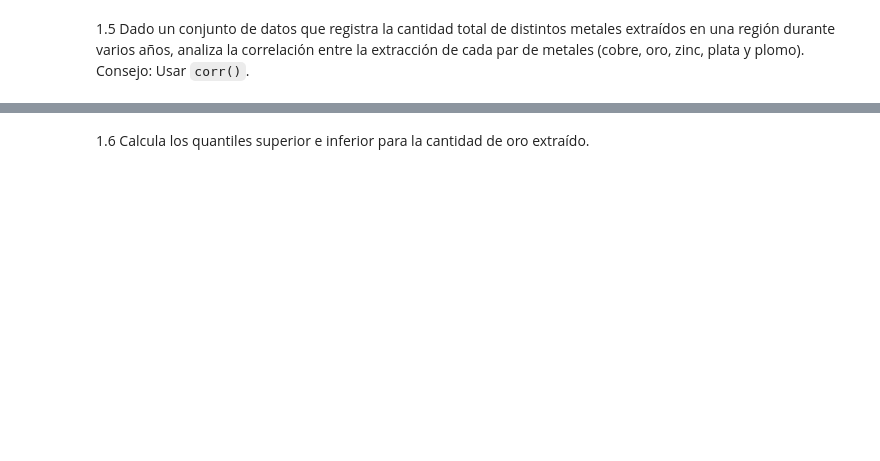
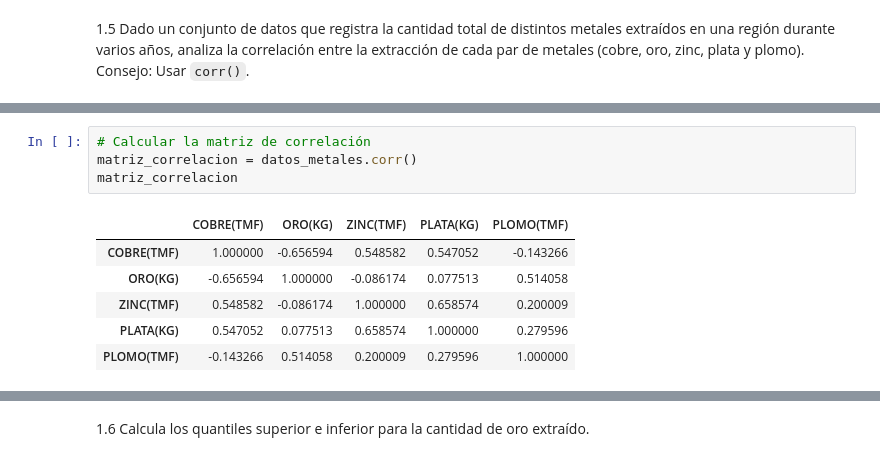
Before and after one commit to JorgePeje/test-python-utec, a Jupyter notebook: Programacion-Python-Utec/modulo3/SESION2/Sesión_1_[Student_View].ipynb, the cells around one changed output, grey strips where cells are left out. Cells and saved outputs as stored; diff of their text form; blank space fills up the shorter version.

```diff
--- a/Programacion-Python-Utec/modulo3/SESION2/Sesión_1_[Student_View].ipynb
+++ b/Programacion-Python-Utec/modulo3/SESION2/Sesión_1_[Student_View].ipynb
@@ -233,0 +250,11 @@ plt.show()
+# %%
+# Calcular la matriz de correlación
+matriz_correlacion = datos_metales.corr()
+matriz_correlacion
+# %% [output]
+|  | COBRE(TMF) | ORO(KG) | ZINC(TMF) | PLATA(KG) | PLOMO(TMF) |
+| COBRE(TMF) | 1.000000 | -0.656594 | 0.548582 | 0.547052 | -0.143266 |
+| ORO(KG) | -0.656594 | 1.000000 | -0.086174 | 0.077513 | 0.514058 |
+| ZINC(TMF) | 0.548582 | -0.086174 | 1.000000 | 0.658574 | 0.200009 |
+| PLATA(KG) | 0.547052 | 0.077513 | 0.658574 | 1.000000 | 0.279596 |
+| PLOMO(TMF) | -0.143266 | 0.514058 | 0.200009 | 0.279596 | 1.000000 |
```
Also changed, not shown: parts of 15 cells of this notebook.
